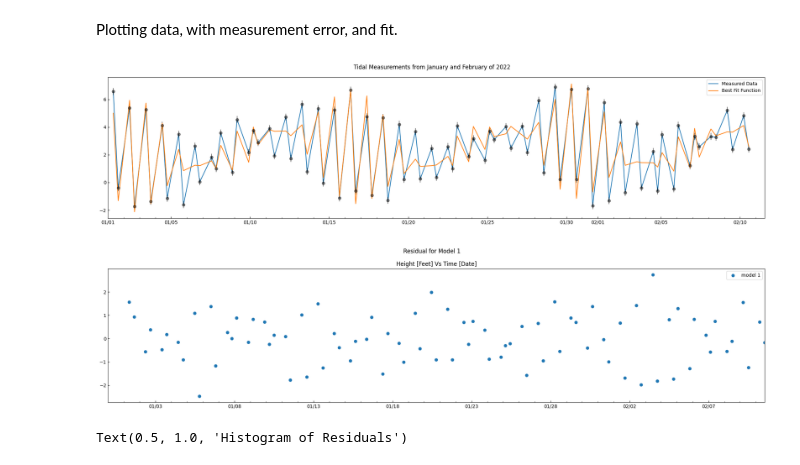
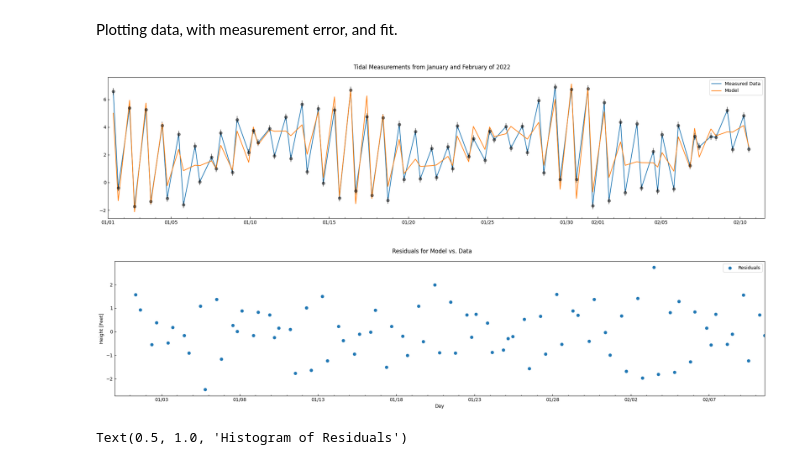
Before and after one commit to ZacharyJamesAdams/ASTR-19-Group-Project, a Jupyter notebook: main.ipynb, the cells around one changed output. Drawn from its saved outputs; the diff is of its cells as text; code cells hidden in the pictures.

```diff
--- a/main.ipynb
+++ b/main.ipynb
@@ -106,7 +105,7 @@ fig.suptitle('Tidal Measurements from January and February of 2022')
 
 ax.plot(datedata,heightdata, label = 'Measured Data')
 ax.errorbar(datedata,heightdata,height_err,fmt='o',alpha=0.5,color='black')
-ax.plot(datedata,model_height, label = 'Best Fit Function')
+ax.plot(datedata,model_height, label = 'Model')
 
 # Tick and tick label formatting. See: https://docs.python.org/3/library/datetime.html#strftime-strptime-behavior
 # For x-axis (time)
@@ -120,47 +119,39 @@ ax.set_xlim(start_time, datedata[-1]+timedelta(days=1))
 plt.tight_layout()
 plt.legend()
 # plt.show()
-fig.savefig('testbed.png',bbox_inches = 'tight',dpi = 300)
+fig.savefig('testbed.pdf',bbox_inches = 'tight',dpi = 300)
 # %% [output]
-[figure, old version]
+[figure, new version]
 # %%
 residuals = heightdata - model_height
 fig,ax = plt.subplots(1,1,figsize=(20,5))
 
-fig.suptitle('Residual for Model 1')
+fig.suptitle('Residuals for Model vs. Data')
 
 #pick start time
 start_time = datetime(2022,1,1,0,0)
 # for each minute data point, offset start date by that many minutes
 datedata = [start_time + timedelta(minutes=m) for m in np.astype(timedata,type(int))]
 # create and use format for major ticks. See: https://docs.python.org/3/library/datetime.html#strftime-strptime-behavior
 date_major_format = mdates.DateFormatter('%m/%d')
 ax.xaxis.set_major_formatter(date_major_format)
 ax.xaxis.set_major_locator(mdates.DayLocator(interval=5,))
 # create and use format for minor ticks. See: https://docs.python.org/3/library/datetime.html#strftime-strptime-behavior
 ax.xaxis.set_minor_locator(mdates.DayLocator())
 ax.set_xlim(start_time-timedelta(days=1),datedata[-1])
-# plt.Axes.yaxis.set_minor_locator()
 
-
-ax.set_title('Height [Feet] Vs Time [Date]')
-# ax.plot(datedata,heightdata)
-# ax.errorbar(datedata,heightdata,height_err,fmt='o',alpha=0.5,color='black')
-# modelx = np.linspace(datedata.min(),datedata.max(),1000)
-# ax.plot(modelx,model1(modelx))
-ax.scatter(datedata,residuals, label = 'model 1')
-# ax.plot(timedata,model2(timedata,*params2), label = 'model 2')
-
-# moving ticks to inside axes
+ax.scatter(datedata,residuals, label = 'Residuals')
+ax.set_xlabel('Day')
+ax.set_ylabel('Height [Feet]')
 ax.tick_params(axis='both',which='both',direction='in',)
 ax.tick_params(axis='both',which='both',direction='in',)
 
 plt.tight_layout()
 plt.legend()
 plt.show()
-fig.savefig('testbed2.png',bbox_inches = 'tight',dpi = 300)
+fig.savefig('Residuals.pdf',bbox_inches = 'tight',dpi = 300)
 # %% [output]
-[figure, old version]
+[figure, new version]
 # %%
 residuals_squared = residuals**2
 fig, axes = plt.subplots(1, 2, figsize=(12, 5))
```
Also changed, not shown: parts of 1 cell of this notebook.
